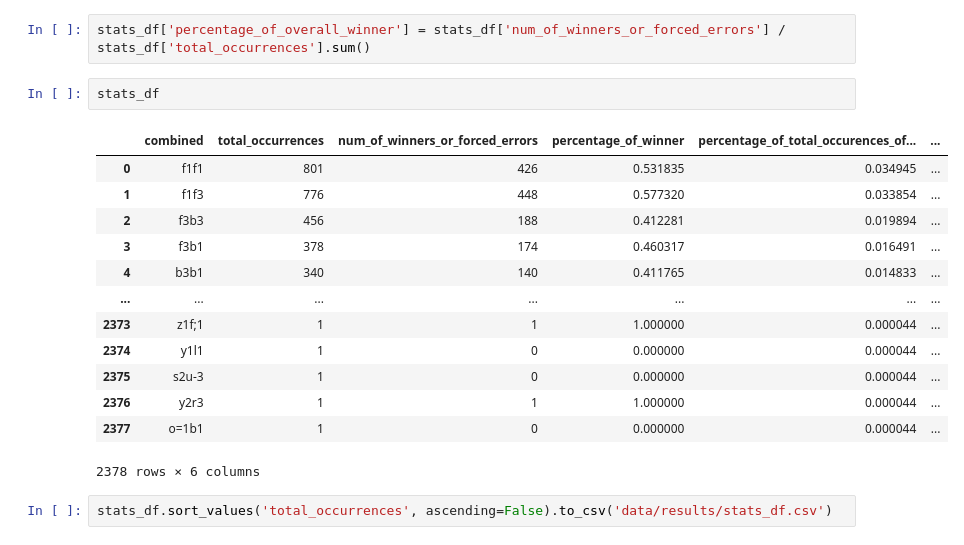
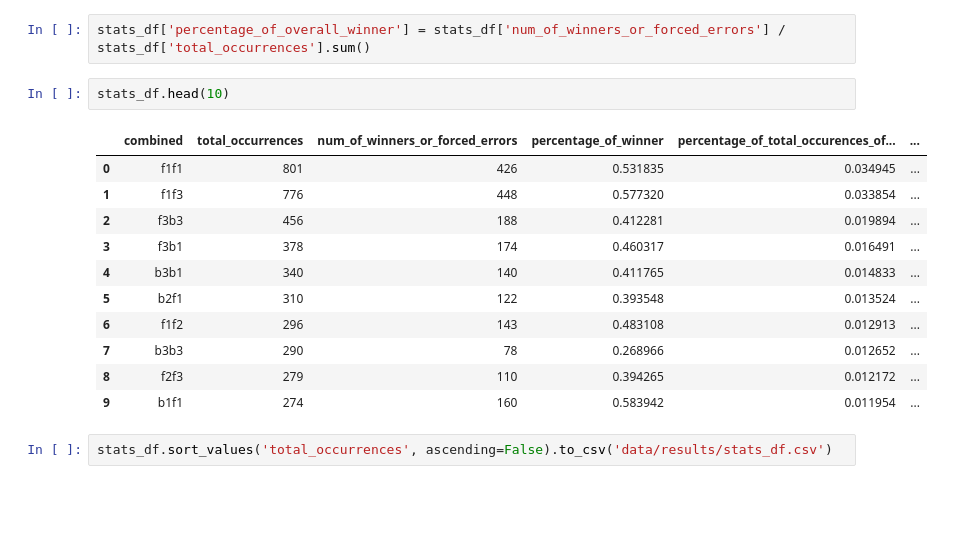
Before and after one commit to kyirong6/303, a Jupyter notebook: experiments/experiments.ipynb, the cells around one changed output. Saved outputs shown, nothing was run; the diff lists cells and outputs as text; blank space fills up the shorter version.

```diff
--- a/experiments/experiments.ipynb
+++ b/experiments/experiments.ipynb
@@ -547,21 +571,19 @@ stats_df['percentage_of_total_occurences_of_combination'] = stats_df['total_occu
 # %%
 stats_df['percentage_of_overall_winner'] = stats_df['num_of_winners_or_forced_errors'] / stats_df['total_occurrences'].sum()
 # %%
-stats_df
+stats_df.head(10)
 # %% [output]
 |  | combined | total_occurrences | num_of_winners_or_forced_errors | percentage_of_winner | percentage_of_total_occurences_of... | ... |
 | 0 | f1f1 | 801 | 426 | 0.531835 | 0.034945 | ... |
 | 1 | f1f3 | 776 | 448 | 0.577320 | 0.033854 | ... |
 | 2 | f3b3 | 456 | 188 | 0.412281 | 0.019894 | ... |
 | 3 | f3b1 | 378 | 174 | 0.460317 | 0.016491 | ... |
 | 4 | b3b1 | 340 | 140 | 0.411765 | 0.014833 | ... |
-| ... | ... | ... | ... | ... | ... | ... |
-| 2373 | z1f;1 | 1 | 1 | 1.000000 | 0.000044 | ... |
-| 2374 | y1l1 | 1 | 0 | 0.000000 | 0.000044 | ... |
-| 2375 | s2u-3 | 1 | 0 | 0.000000 | 0.000044 | ... |
-| 2376 | y2r3 | 1 | 1 | 1.000000 | 0.000044 | ... |
-| 2377 | o=1b1 | 1 | 0 | 0.000000 | 0.000044 | ... |
+| 5 | b2f1 | 310 | 122 | 0.393548 | 0.013524 | ... |
+| 6 | f1f2 | 296 | 143 | 0.483108 | 0.012913 | ... |
+| 7 | b3b3 | 290 | 78 | 0.268966 | 0.012652 | ... |
+| 8 | f2f3 | 279 | 110 | 0.394265 | 0.012172 | ... |
+| 9 | b1f1 | 274 | 160 | 0.583942 | 0.011954 | ... |
-2378 rows × 6 columns
 # %%
 stats_df.sort_values('total_occurrences', ascending=False).to_csv('data/results/stats_df.csv')
 # %% [markdown]
```
Also changed, not shown: parts of 131 cells of this notebook.
